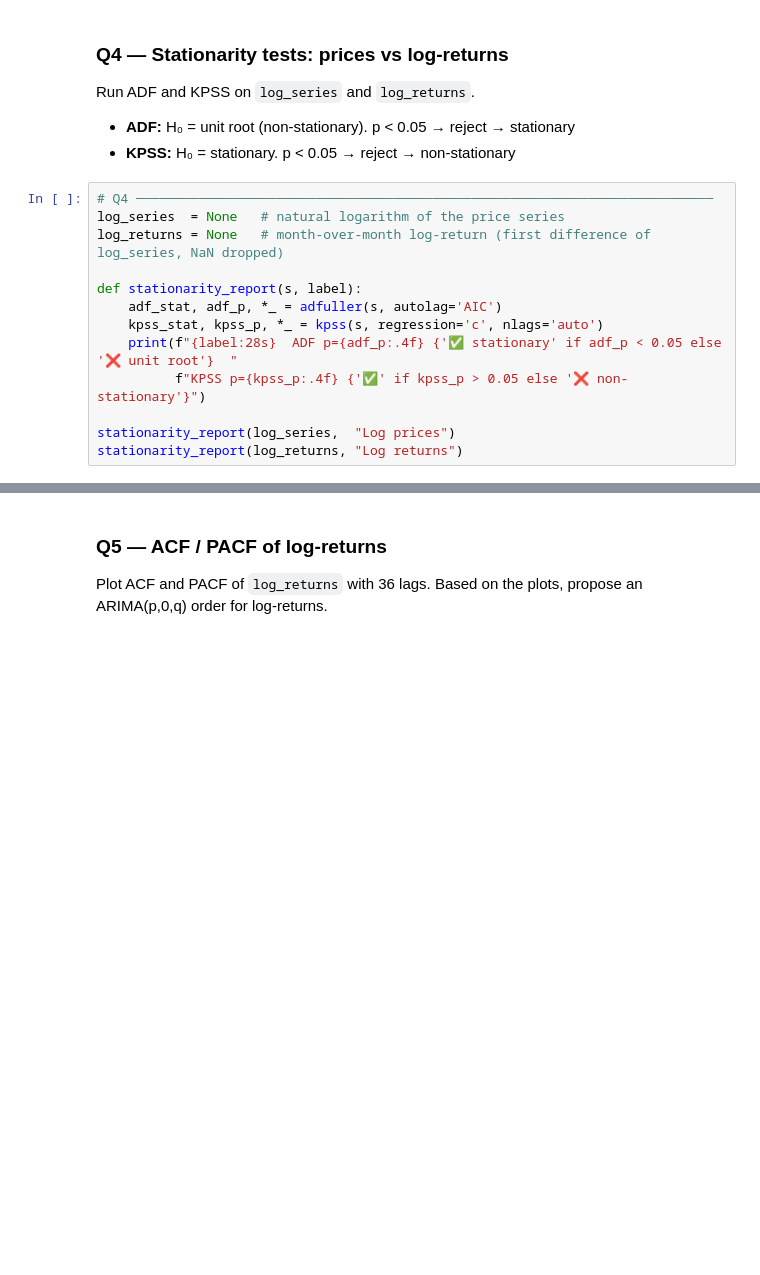
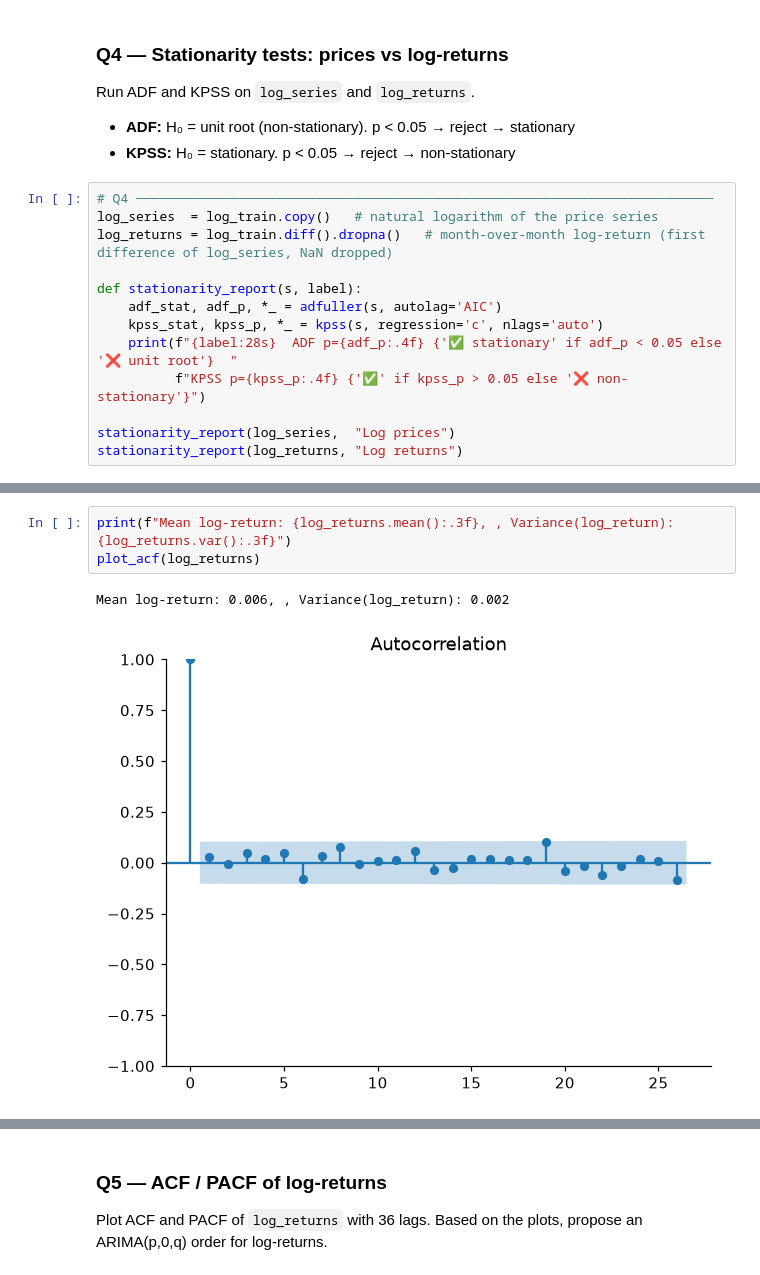
Before and after one commit to CodexAarogya/Fusemachines-Assignments, a Jupyter notebook: Week-8/Assignment/W8_Forecasting_Assignment.ipynb, the cells around one changed output, grey strips where cells are left out. Drawn from its saved outputs; the diff is of its cells as text; blank space fills up the shorter version.

```diff
--- a/Week-8/Assignment/W8_Forecasting_Assignment.ipynb
+++ b/Week-8/Assignment/W8_Forecasting_Assignment.ipynb
@@ -166,8 +268,8 @@ Run ADF and KPSS on `log_series` and `log_returns`.
 - **KPSS:** H₀ = stationary. p < 0.05 → reject → non-stationary
 # %%
 # Q4 ──────────────────────────────────────────────────────────────────────────
-log_series  = None   # natural logarithm of the price series
-log_returns = None   # month-over-month log-return (first difference of log_series, NaN dropped)
+log_series  = log_train.copy()   # natural logarithm of the price series
+log_returns = log_train.diff().dropna()   # month-over-month log-return (first difference of log_series, NaN dropped)
 
 def stationarity_report(s, label):
     adf_stat, adf_p, *_ = adfuller(s, autolag='AIC')
@@ -179,0 +291,6 @@ stationarity_report(log_returns, "Log returns")
+# %%
+print(f"Mean log-return: {log_returns.mean():.3f}, , Variance(log_return): {log_returns.var():.3f}")
+plot_acf(log_returns)
+# %% [output]
+Mean log-return: 0.006, , Variance(log_return): 0.002
+[figure, added]
```
Also changed, not shown: parts of 22 cells of this notebook.
